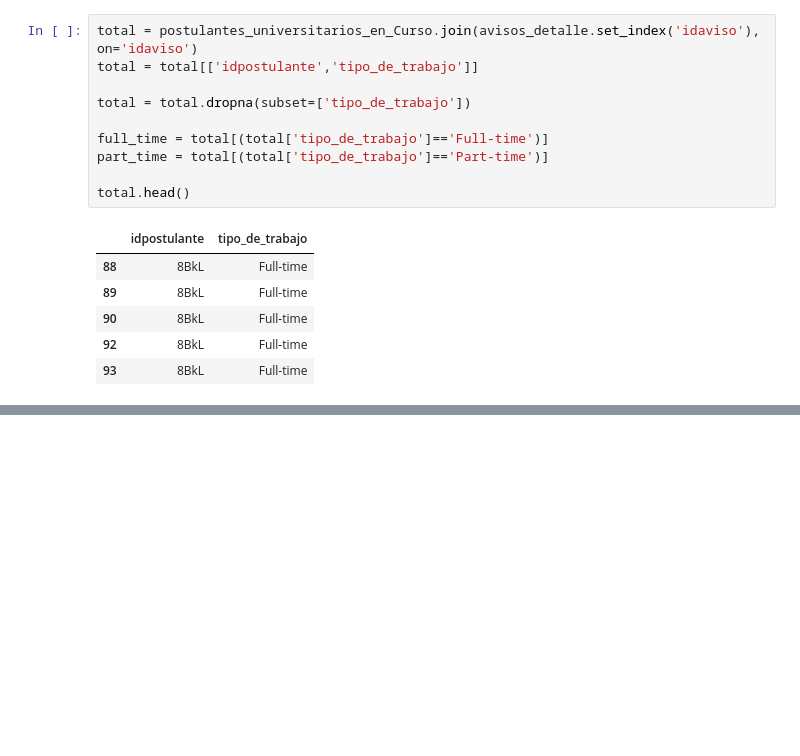
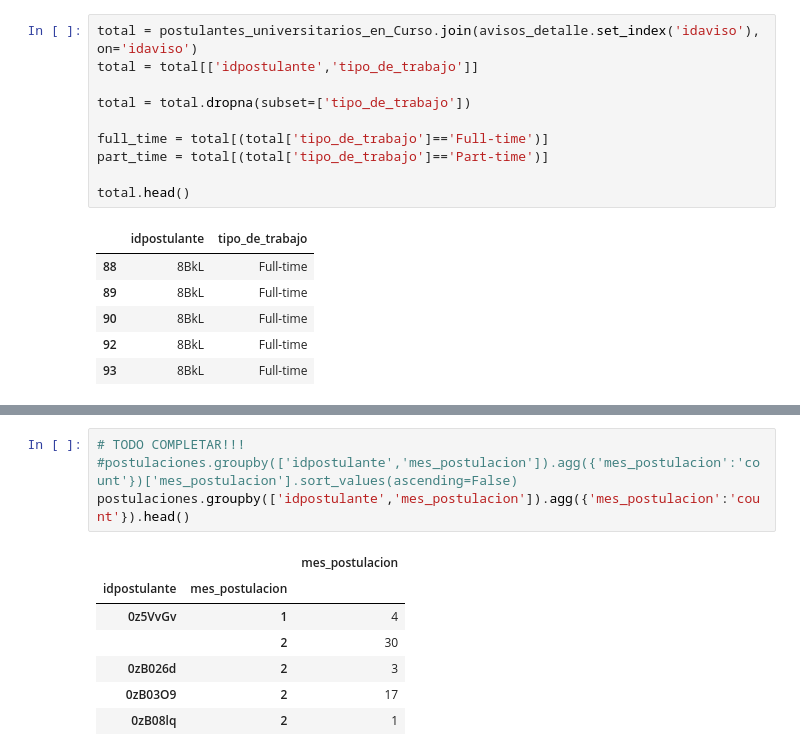
Before and after one commit to jhanvato/Datos2018, a Jupyter notebook: tp1_ariel.ipynb, the cells around one changed output, grey strips where cells are left out. Drawn from its saved outputs; the diff is of its cells as text; blank space fills up the shorter version.

```diff
--- a/tp1_ariel.ipynb
+++ b/tp1_ariel.ipynb
@@ -69,0 +146,12 @@ plt.show()
+# %%
+# TODO COMPLETAR!!!
+#postulaciones.groupby(['idpostulante','mes_postulacion']).agg({'mes_postulacion':'count'})['mes_postulacion'].sort_values(ascending=False)
+postulaciones.groupby(['idpostulante','mes_postulacion']).agg({'mes_postulacion':'count'}).head()
+# %% [output]
+|  |  | mes_postulacion |
+| idpostulante | mes_postulacion |  |
+| 0z5VvGv | 1 | 4 |
+|  | 2 | 30 |
+| 0zB026d | 2 | 3 |
+| 0zB03O9 | 2 | 17 |
+| 0zB08lq | 2 | 1 |
```
Also changed, not shown: parts of 13 cells of this notebook.
